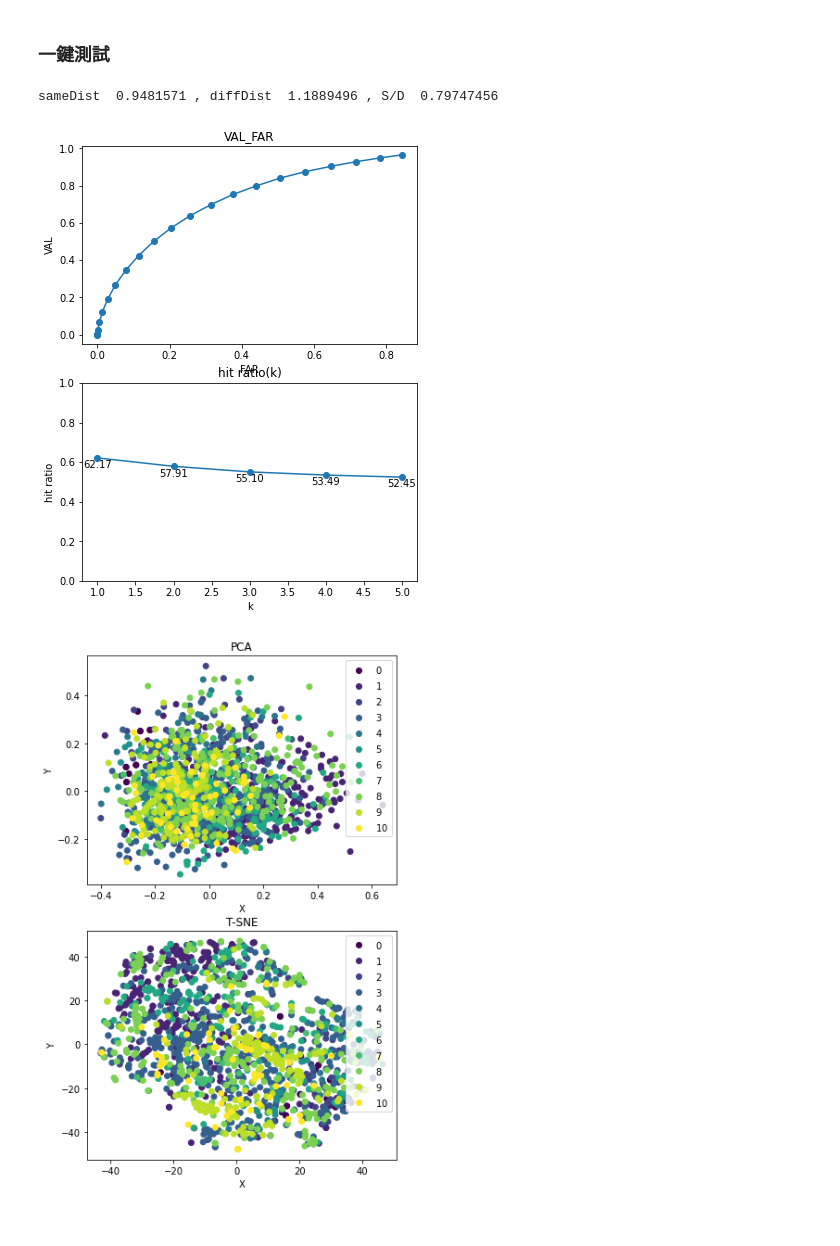
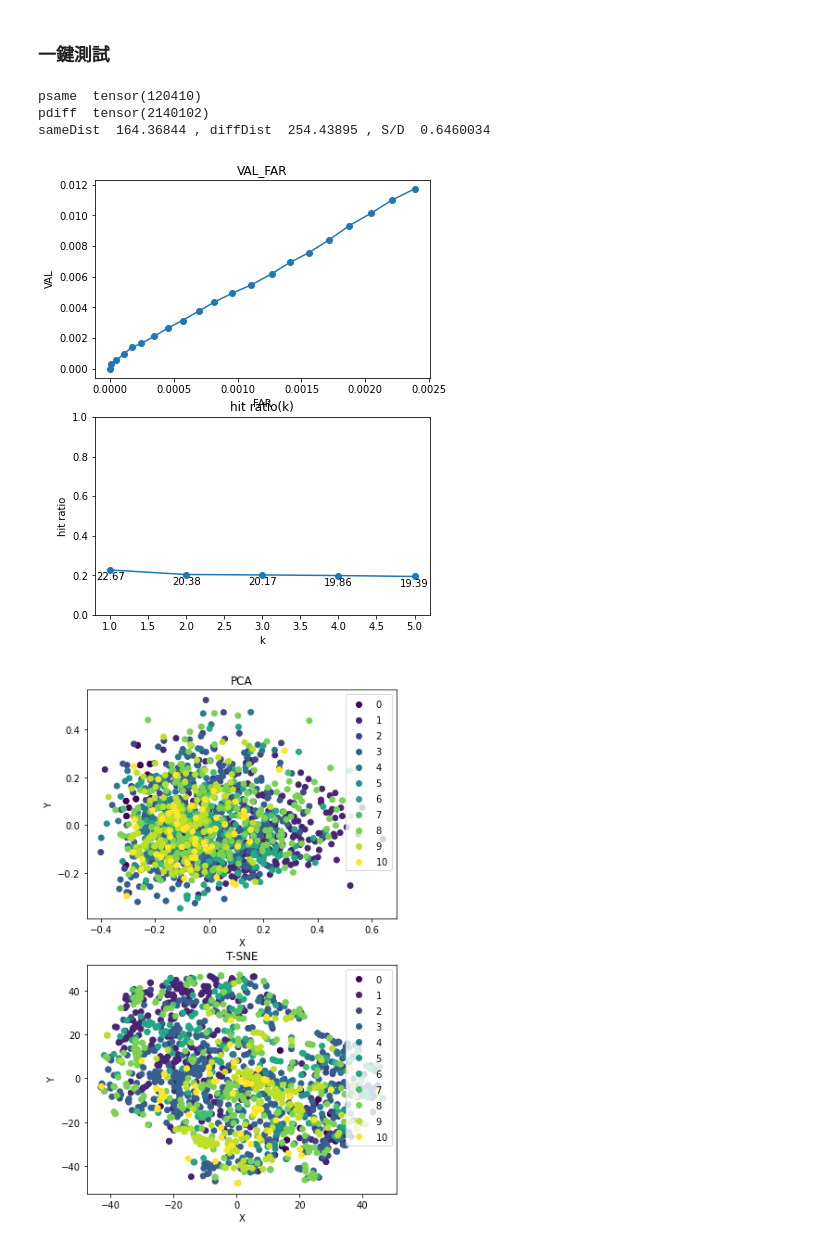
Before and after one commit to a07458666/simsiamfacenet, a Jupyter notebook: evaluationFeatureVertor.ipynb, the cells around one changed output. Cells and saved outputs as stored; diff of their text form; code cells hidden in the pictures.

```diff
--- a/evaluationFeatureVertor.ipynb
+++ b/evaluationFeatureVertor.ipynb
@@ -200,7 +200,9 @@ def validation(data_loader, model):
     for i_batch, image_batch in tqdm(enumerate(data_loader)):
         x = image_batch[0].to(device)
         y = image_batch[1]
-        y_pre, _ = model(x)
+        #y_pre, _ = model(x)
+        p1, p2, z1, z2 = model(x, x)
+        y_pre = p1
         y_pre = y_pre.cpu().detach().numpy()
         for j, data in enumerate(y_pre):
             y_pre_list.append(data)
@@ -406,8 +408,8 @@ def calculateClusterACC_GPU(y_pre, target, k = 5):
     return acc.detach().numpy().mean()
 
 def calculateClusterDistClose_GPU(y_pre, target):
-    dist = pdist(torch.Tensor(y_pre).cpu())
-#     dist = pairwise_distance_torch(torch.Tensor(y_pre).to(device), device).cpu()
+#     dist = pdist(torch.Tensor(y_pre).cpu())
+    dist = pairwise_distance_torch(torch.Tensor(y_pre).to(device), device).cpu()
     mask_pos, mask_neg = makemask(torch.Tensor(target).cpu())
 #     print(dist)
     dist[dist == 0] = float('nan')
@@ -429,8 +431,8 @@ def calculateClusterDistClose_GPU(y_pre, target):
 
 #     print('sameD_val ', sameD_val)
 #     print('diffD_val ', diffD_val)
-#     print('psame ', psame)
-#     print('pdiff ', pdiff)
+    print('psame ', psame)
+    print('pdiff ', pdiff)
     sameD = sameD_val / psame
     diffD = diffD_val / pdiff
     return sameD.detach().numpy(), diffD.detach().numpy()
@@ -540,16 +542,6 @@ def auto_testV2(model_path, model_path_idx):
     y_pre, y = validation(never_loader, fast_model)
     _, _, accList, _ = cal(y_pre, y)
     return accList
-# %%
-top1_his = []
-top5_his = []
-for i in range(1, 99):
-    MODEL_PATH = "./model/model_baseline_cross_triplet/checkpoint.pth.tar"
-    MODEL_PATH_IDX = "./model/model_baseline_cross_triplet/checkpoint_{0:04d}.pth.tar".format(i)
-    accList = auto_testV2(MODEL_PATH, MODEL_PATH_IDX)
-    top1_his.append(accList[0])
-    top5_his.append(accList[4])
-    update_loss_hist(top1_his, top5_his, "top")
 # %%
 def auto_test(model_path):
     fast_model = loadEvalModel(model_path)
@@ -559,15 +551,16 @@ def auto_test(model_path):
     print('sameDist ', sameDist, ', diffDist ', diffDist, ', S/D ', sameDist / diffDist)
     valList, farList, accList, accK = (cal)(y_pre, y)
     showVAL_FAR_ACC(valList, farList, accList, accK)
-    y_pre, y = validation(never_loader, fast_model)
     return y_pre, y
 # %%
-MODEL_PATH = "./model/model_baseline_new_data/checkpoint.pth.tar"
+MODEL_PATH = "./model/model_new_data_simsiam_V2/checkpoint.pth.tar"
 y_pre_1, y_1 = auto_test(MODEL_PATH)
 # auto_dimension_reduction(y_pre_1, y_1)
 # %% [output]
-sameDist  0.9481571 , diffDist  1.1889496 , S/D  0.79747456
+psame  tensor(120410)
+pdiff  tensor(2140102)
+sameDist  164.36844 , diffDist  254.43895 , S/D  0.6460034
-[figure, old version]
+[figure, new version]
 # %%
 auto_dimension_reduction(y_pre_1, y_1)
 # %% [output]
```
Also changed, not shown: 4 other files.
